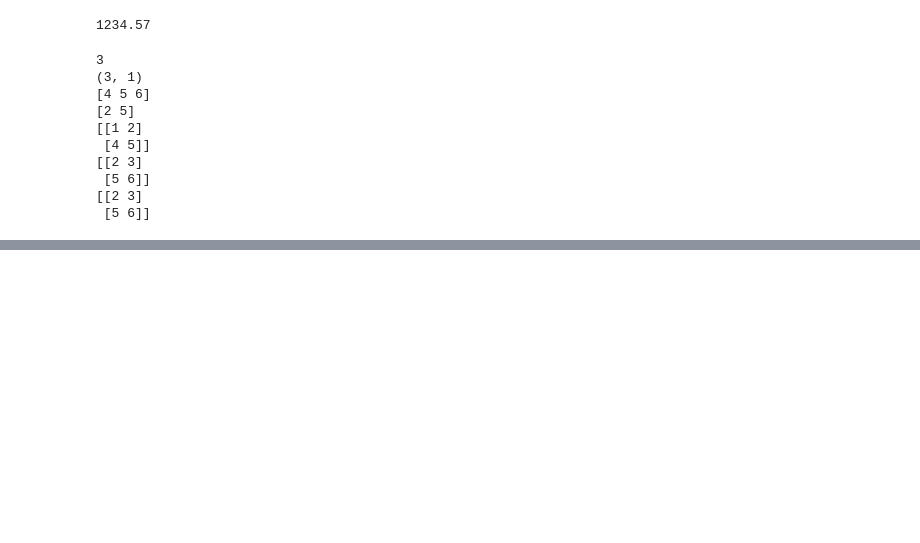
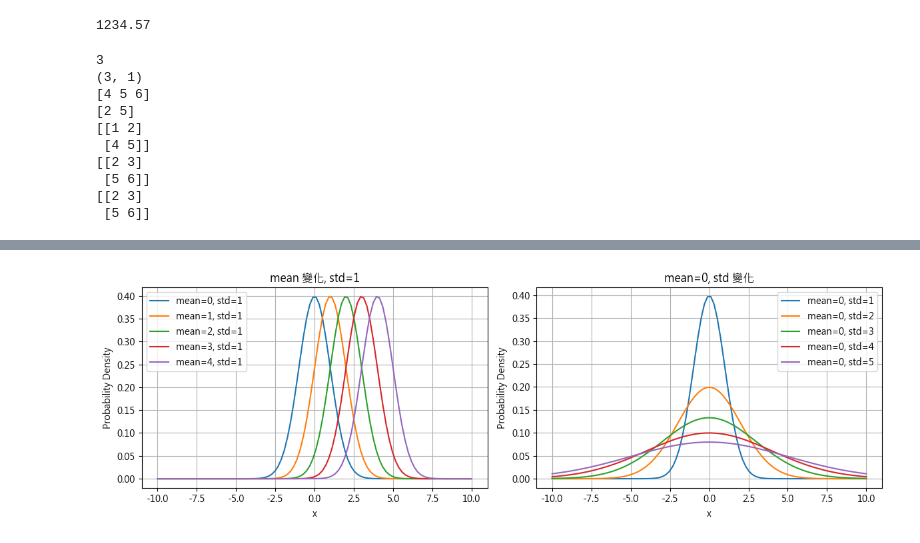
Before and after one commit to linnn-w/class1install-statistics, a Jupyter notebook: class1.ipynb, the cells around one changed output, grey strips where cells are left out. Saved outputs shown, nothing was run; the diff lists cells and outputs as text; code cells hidden in the pictures; blank space fills up the shorter version.

```diff
--- a/class1.ipynb
+++ b/class1.ipynb
@@ -60,0 +118,36 @@ print(D[:, -2:]) # 取倒數兩行
+# %%
+import matplotlib
+matplotlib.rcParams['font.family'] = 'Microsoft JhengHei'  # 微軟正黑體
+matplotlib.rcParams['axes.unicode_minus'] = False
+x = np.linspace(-10, 10, 100)
+
+fig, axs = plt.subplots(1, 2, figsize=(12, 4))  # 建立一行兩列的子圖
+
+# 第一張圖：mean 變化，std 固定
+for i in range(5):
+    mean = i
+    std = 1
+    y = norm.pdf(x, mean, std)
+    axs[0].plot(x, y, label=f'mean={mean}, std={std}')
+axs[0].set_title('mean 變化, std=1')
+axs[0].set_xlabel('x')
+axs[0].set_ylabel('Probability Density')
+axs[0].legend()
+axs[0].grid()
+
+# 第二張圖：mean 固定，std 變化
+for i in range(1, 6):
+    mean = 0
+    std = i
+    y = norm.pdf(x, mean, std)
+    axs[1].plot(x, y, label=f'mean={mean}, std={std}')
+axs[1].set_title('mean=0, std 變化')
+axs[1].set_xlabel('x')
+axs[1].set_ylabel('Probability Density')
+axs[1].legend()
+axs[1].grid()
+
+plt.tight_layout()
+plt.show()
+# %% [output]
+[figure, added]
```
Also changed, not shown: parts of 2 cells of this notebook.
